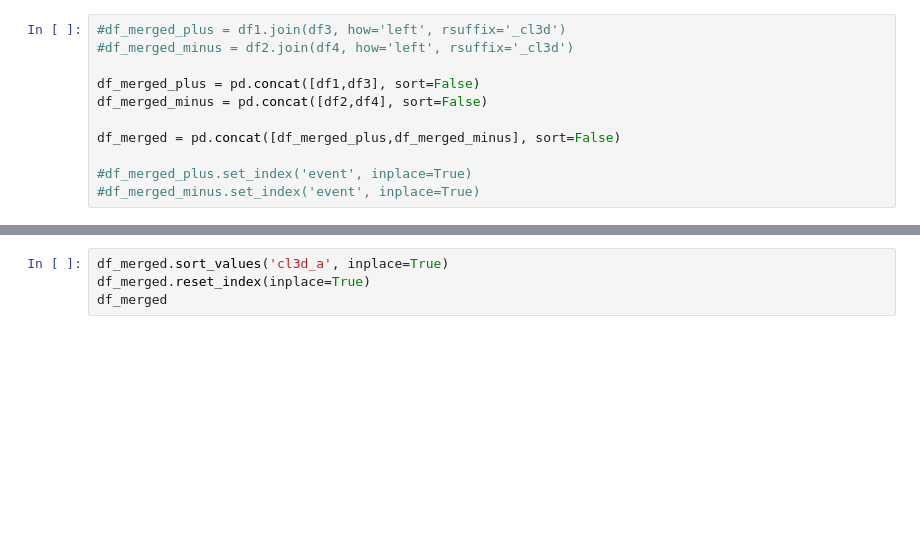
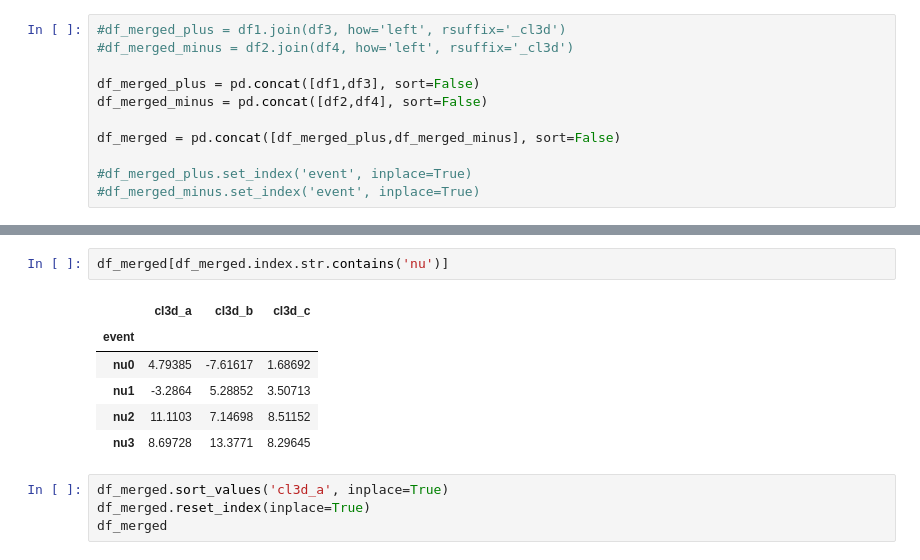
Before and after one commit to jonamotta/GRAPHAnalysis, a Jupyter notebook: JupyScripts/zRandomTestsScript.ipynb, the cells around one changed output, grey strips where cells are left out. Saved outputs shown, nothing was run; the diff lists cells and outputs as text; blank space fills up the shorter version.

```diff
--- a/JupyScripts/zRandomTestsScript.ipynb
+++ b/JupyScripts/zRandomTestsScript.ipynb
@@ -351,3 +356,12 @@ df_merged
+# %%
+df_merged[df_merged.index.str.contains('nu')]
+# %% [output]
+|  | cl3d_a | cl3d_b | cl3d_c |
+| event |  |  |  |
+| nu0 | 4.79385 | -7.61617 | 1.68692 |
+| nu1 | -3.2864 | 5.28852 | 3.50713 |
+| nu2 | 11.1103 | 7.14698 | 8.51152 |
+| nu3 | 8.69728 | 13.3771 | 8.29645 |
 # %%
 df_merged.sort_values('cl3d_a', inplace=True)
 df_merged.reset_index(inplace=True)
```
Also changed, not shown: parts of 4 cells of this notebook, 2 other files.
